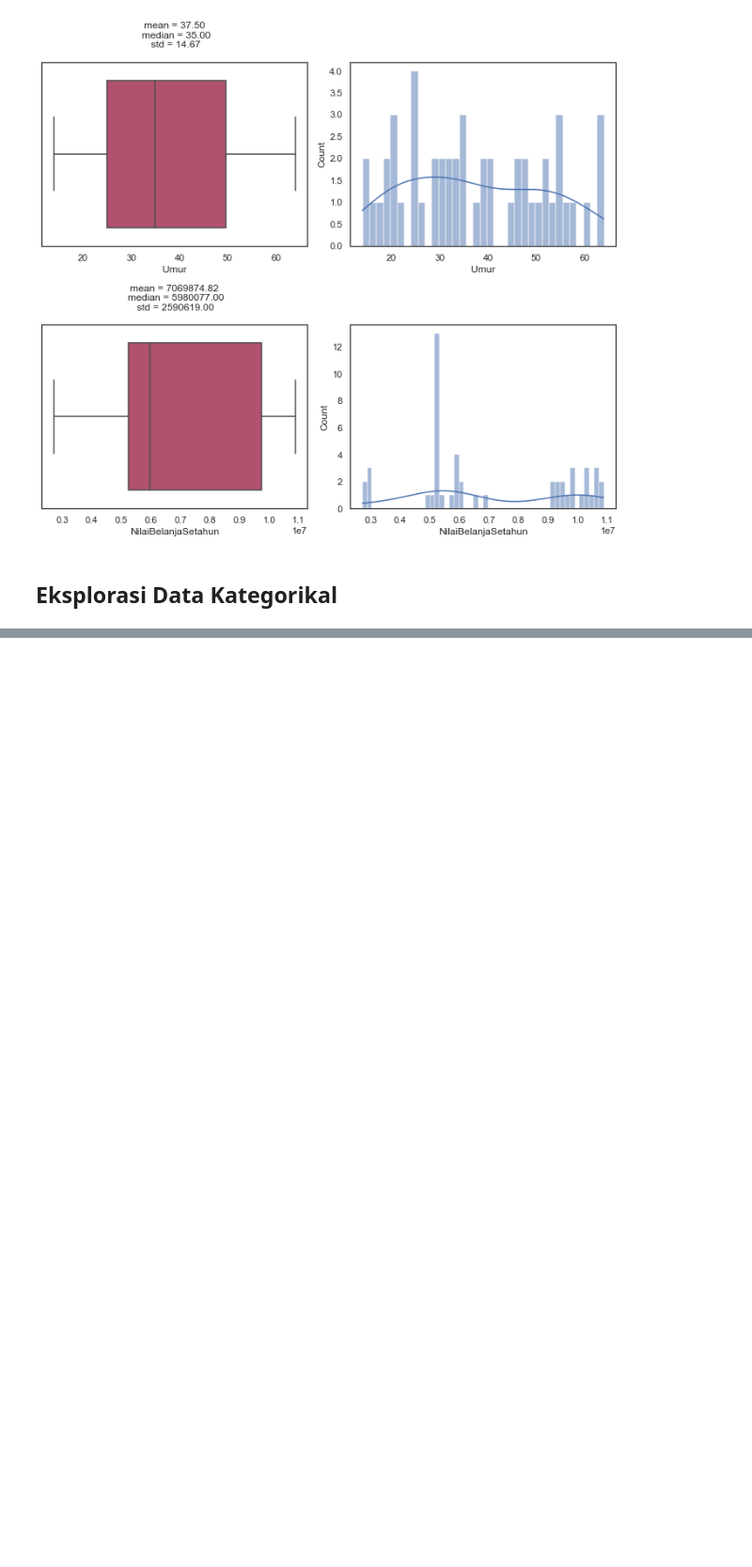
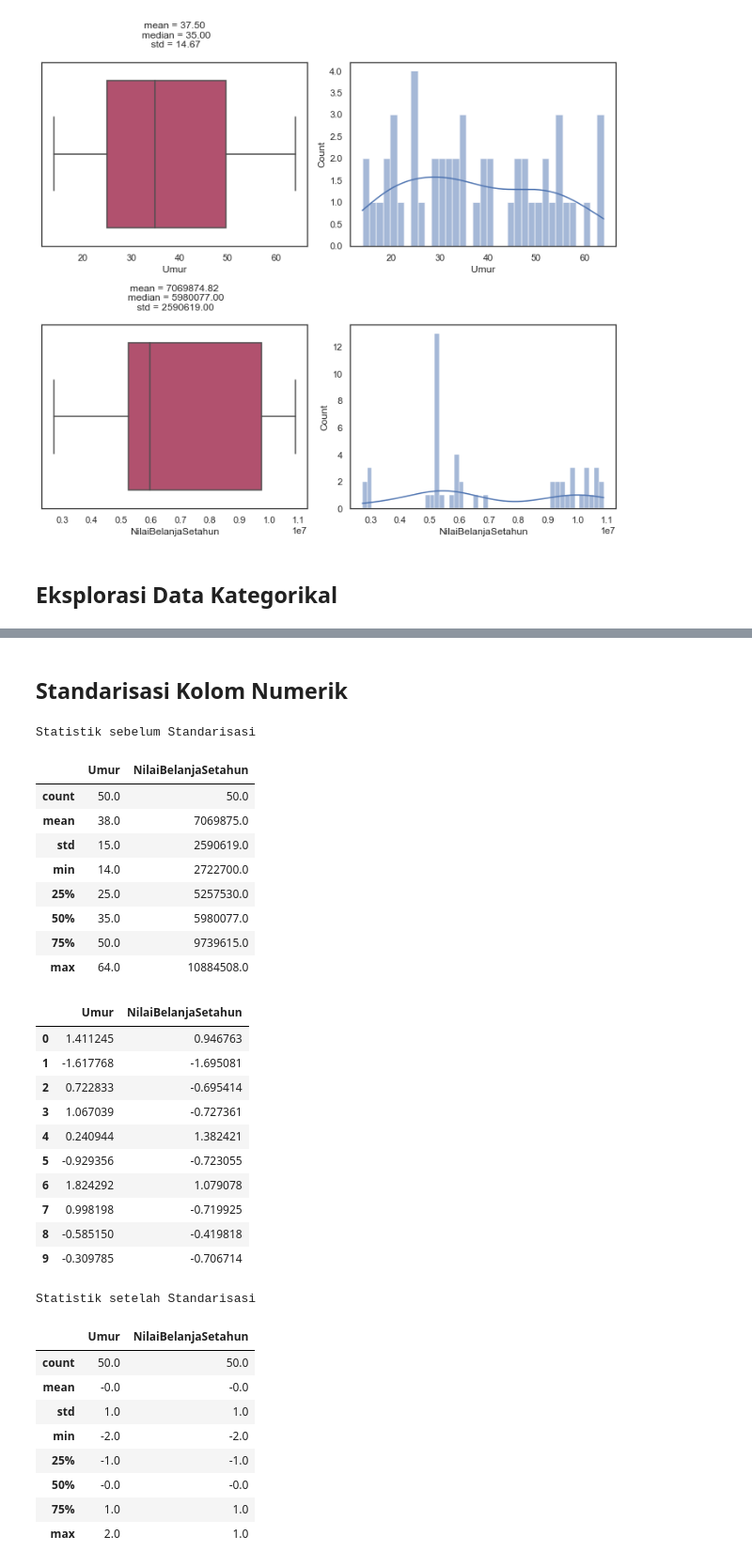
Before and after one commit to UsepSyaikalArifin/Application-File-PT-Bukit-Makmur-Mandiri-Utama-BUMA-, a Jupyter notebook: Kelas Penerapan di Industri/Data Science in Marketing - Customer Segmentation with Python/Jupyter Notebook/main.ipynb, the cells around one changed output, grey strips where cells are left out. Shown: that part at 94% size. Saved outputs shown, nothing was run; the diff lists cells and outputs as text; code cells hidden in the pictures; blank space fills up the shorter version.

Commit message:
Standarisasi Data Numerik

```diff
--- a/Kelas Penerapan di Industri/Data Science in Marketing - Customer Segmentation with Python/Jupyter Notebook/main.ipynb
+++ b/Kelas Penerapan di Industri/Data Science in Marketing - Customer Segmentation with Python/Jupyter Notebook/main.ipynb
@@ -88,0 +133,50 @@ observasi_num(kolom_numerik)
+# %% [markdown]
+## Standarisasi Kolom Numerik
+# %%
+from sklearn.preprocessing import StandardScaler
+
+kolom_numerik = ["Umur", "NilaiBelanjaSetahun"]
+
+print("Statistik sebelum Standarisasi")
+display(df[kolom_numerik].describe().round())
+
+# Standarisasi
+std = StandardScaler()
+df_std = std.fit_transform(df[kolom_numerik])
+df_std = pd.DataFrame(data=df_std, index=df.index, columns=df[kolom_numerik].columns )
+display(df_std.head(10))
+
+print("Statistik setelah Standarisasi")
+display(df_std.describe().round())
+# %% [output]
+Statistik sebelum Standarisasi
+|  | Umur | NilaiBelanjaSetahun |
+| count | 50.0 | 50.0 |
+| mean | 38.0 | 7069875.0 |
+| std | 15.0 | 2590619.0 |
+| min | 14.0 | 2722700.0 |
+| 25% | 25.0 | 5257530.0 |
+| 50% | 35.0 | 5980077.0 |
+| 75% | 50.0 | 9739615.0 |
+| max | 64.0 | 10884508.0 |
+|  | Umur | NilaiBelanjaSetahun |
+| 0 | 1.411245 | 0.946763 |
+| 1 | -1.617768 | -1.695081 |
+| 2 | 0.722833 | -0.695414 |
+| 3 | 1.067039 | -0.727361 |
+| 4 | 0.240944 | 1.382421 |
+| 5 | -0.929356 | -0.723055 |
+| 6 | 1.824292 | 1.079078 |
+| 7 | 0.998198 | -0.719925 |
+| 8 | -0.585150 | -0.419818 |
+| 9 | -0.309785 | -0.706714 |
+Statistik setelah Standarisasi
+|  | Umur | NilaiBelanjaSetahun |
+| count | 50.0 | 50.0 |
+| mean | -0.0 | -0.0 |
+| std | 1.0 | 1.0 |
+| min | -2.0 | -2.0 |
+| 25% | -1.0 | -1.0 |
+| 50% | -0.0 | -0.0 |
+| 75% | 1.0 | 1.0 |
+| max | 2.0 | 1.0 |
```
Also changed, not shown: parts of 3 cells of this notebook.
